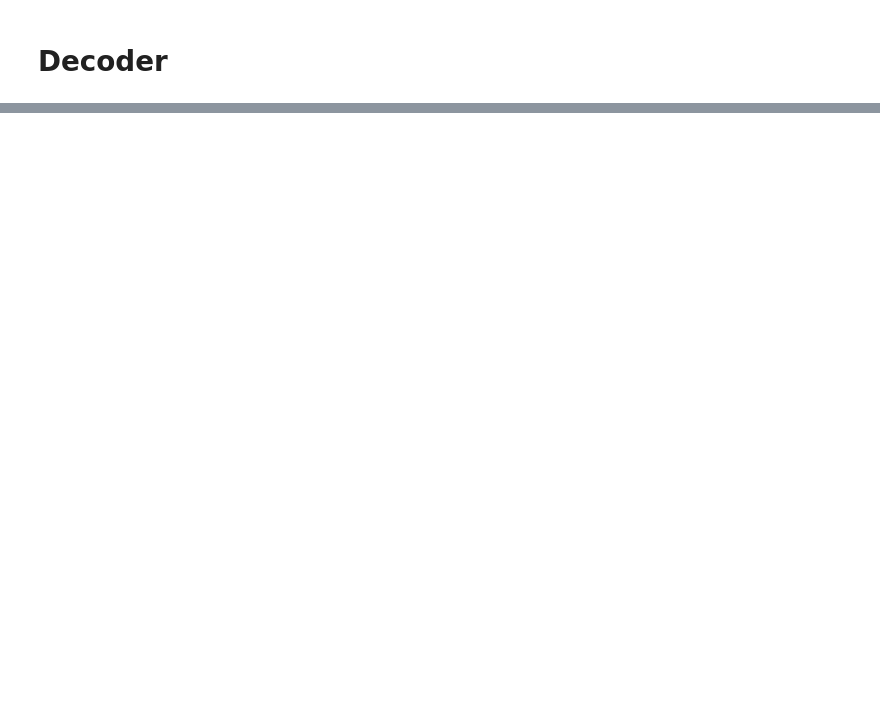
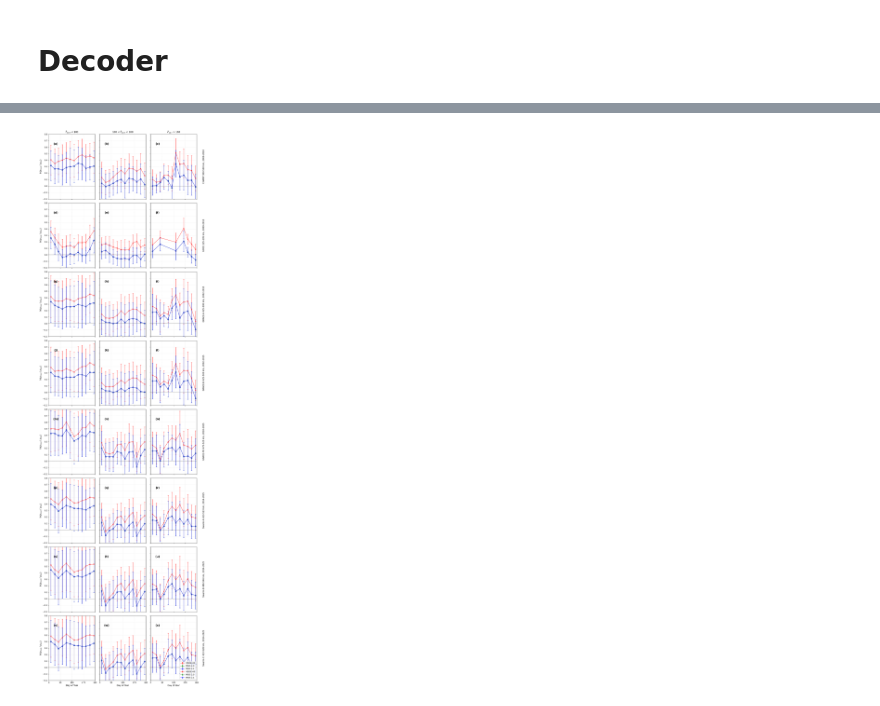
Before and after one commit to Sergiogd112/thermodense, a Jupyter notebook: thermodense.ipynb, the cells around one changed output, grey strips where cells are left out. Saved outputs shown, nothing was run; the diff lists cells and outputs as text; code cells hidden in the pictures; blank space fills up the shorter version.

```diff
--- a/thermodense.ipynb
+++ b/thermodense.ipynb
@@ -354,0 +168,10 @@ gc.collect()
+# %%
+pp(files_with_msis)
+analyzed_files = [
+    str(file["output_file"])
+    .replace("msis", "analyzed")
+    .replace("decoded", "analyzed")
+    .replace("merged_msis", "analyzed")
+    for file in files_with_msis
+    if os.path.exists(file["output_file"])
+]
@@ -354,0 +235,87 @@ gc.collect()
+# %%
+from figure_19_generator import create_figure_19
+
+mission_data = {
+    "GO": {
+        "name": "GOCE",
+        "altitude_range": (225, 300),
+    },
+    "CH": {
+        "name": "CHAMP",
+        "altitude_range": (300, 500),
+    },
+    "GA": {
+        "name": "GRACE-A",
+        "altitude_range": (425, 500),
+    },
+    "GB": {
+        "name": "GRACE-B",
+        "altitude_range": (425, 500),
+    },
+    "GC": {
+        "name": "GRACE-FO",
+        "altitude_range": (475, 525),
+    },
+    "SA": {
+        "name": "Swarm-A",
+        "altitude_range": (425, 500),
+    },
+    "SB": {
+        "name": "Swarm-B",
+        "altitude_range": (500, 525),
+    },
+    "SC": {
+        "name": "Swarm-C",
+        "altitude_range": (450, 525),
+    },
+}
+sorted_analyzed_files = sorted(
+    analyzed_files,
+    key=lambda x: mission_data.get(
+        x.split("/")[-1].split("_")[0],
+        x.split("/")[-1].split("_")[0],
+    )["name"],
+)
+
+mission_names = [
+    mission_data[file.split("/")[-1].split("_")[0]]["name"]
+    for file in sorted_analyzed_files
+]
+altitude_ranges = [
+    mission_data[file.split("/")[-1].split("_")[0]]["altitude_range"]
+    for file in sorted_analyzed_files
+]
+fig = create_figure_19(
+    dfs=[
+        pl.read_parquet(file).filter(
+            (
+                (pl.col("Altitude (m)") / 1000).is_between(*altitude_range)
+                & (pl.col("Anomalus Density (kg/m^3)") == 0)
+                if "Swarm" not in mission_name
+                else pl.lit(True)
+                & (
+                    pl.col("Anomalus Density Mean (kg/m^3)") == 0
+                    if "Swarm" not in mission_name
+                    else pl.lit(True)
+                )
+            )
+            & (
+                (pl.col("Degraded Flag Thrusters") == 0)
+                if mission_name == "GOCE"
+                else pl.lit(True)
+            )
+        )
+        for file, altitude_range, mission_name in tqdm(
+            zip(sorted_analyzed_files, altitude_ranges, mission_names),
+            total=len(sorted_analyzed_files),
+        )
+    ],
+    mission_names=mission_names,
+    msis_00_col="ln_density_ratio_0",
+    msis_20_col="ln_density_ratio_2.0",
+    msis_21_col="ln_density_ratio_2.1",
+)
+fig.savefig("figure_19.png", dpi=600, bbox_inches="tight")
+fig.show()
+gc.collect()
+# %% [output]
@@ -354,0 +323 @@ gc.collect()
+[figure, added]
```
Also changed, not shown: parts of 18 cells of this notebook, 1 other file.
